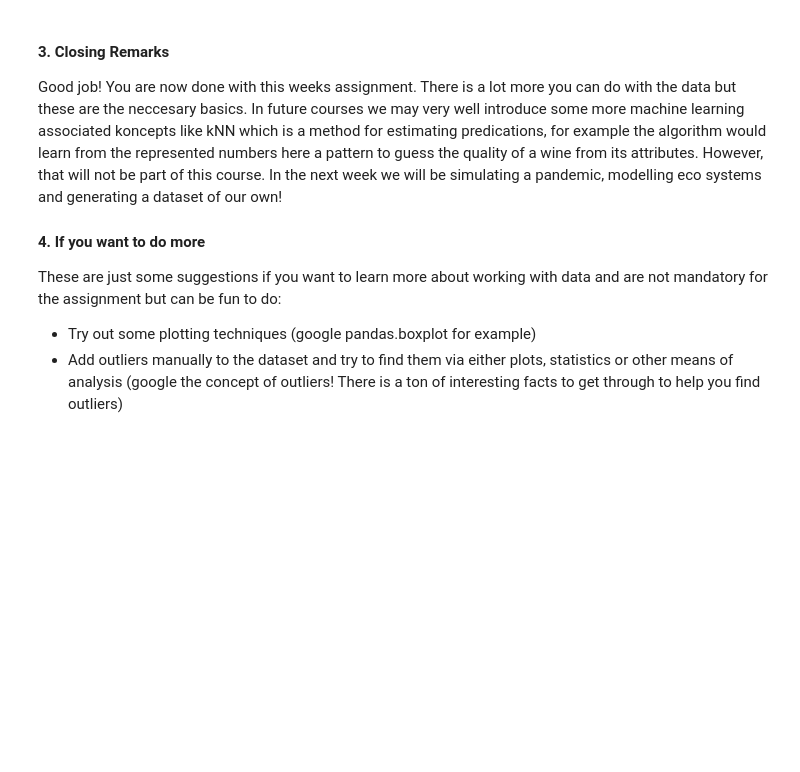
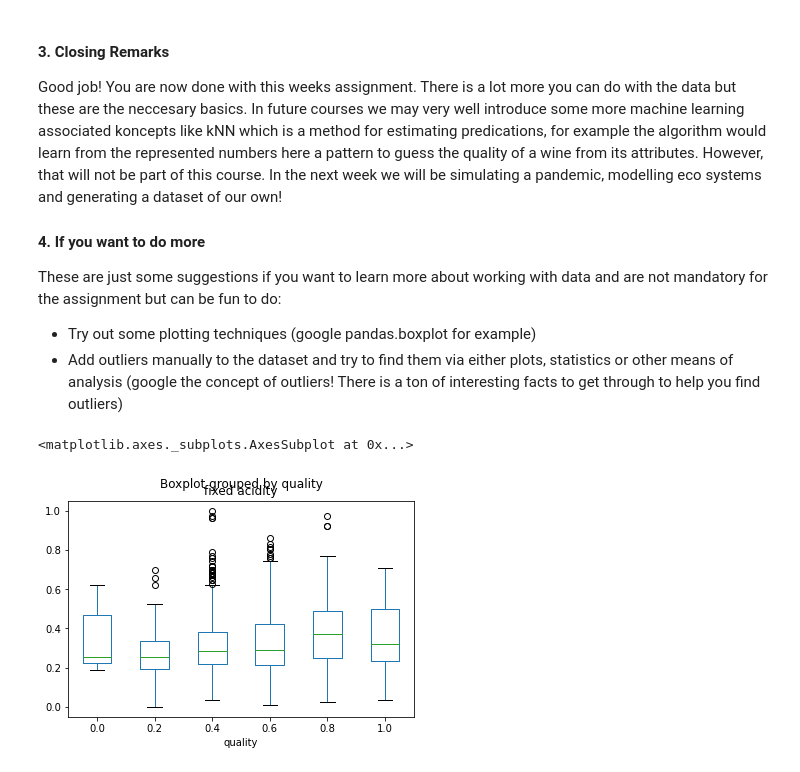
Before and after one commit to christoffer82/Py2b_christoffer_landstrom, a Jupyter notebook: week3/Assignment 3 - Working on a fresh dataset.ipynb, the cells around one changed output. Cells and saved outputs as stored; diff of their text form; code cells hidden in the pictures; blank space fills up the shorter version.

```diff
--- a/week3/Assignment 3 - Working on a fresh dataset.ipynb
+++ b/week3/Assignment 3 - Working on a fresh dataset.ipynb
@@ -719,0 +718,5 @@ boxplot = df.boxplot
+# %%
+df.boxplot(by ='quality', column =['fixed acidity'], grid = False)
+# %% [output]
+<matplotlib.axes._subplots.AxesSubplot at 0x...>
+[figure, added]
```
Also changed, not shown: parts of 1 cell of this notebook, 2 other files.
